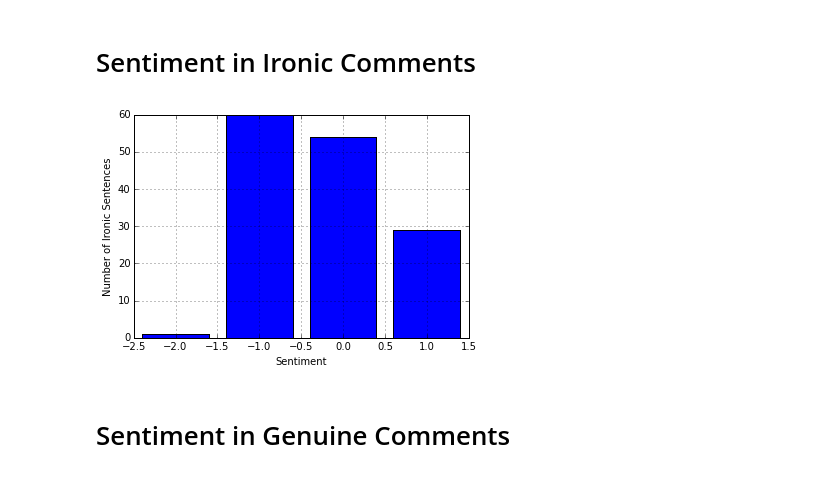
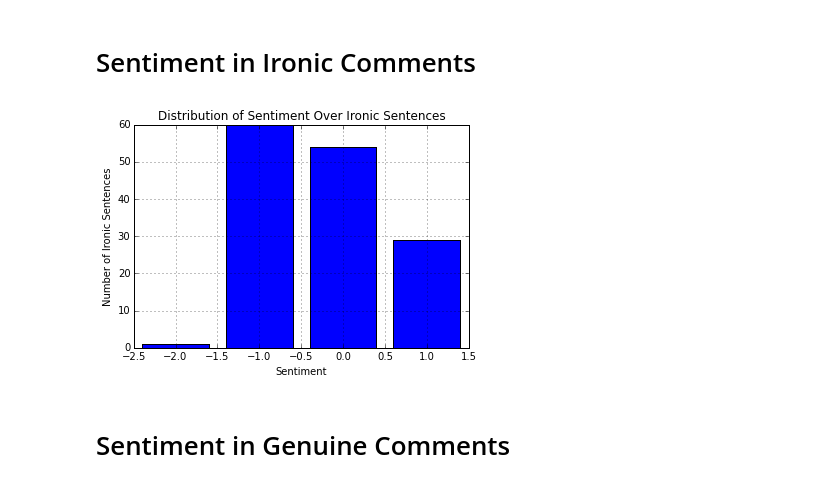
Before and after one commit to ebanner/irony-classifier, a Jupyter notebook: notebooks/plots/Sentiment.ipynb, the cells around one changed output. Drawn from its saved outputs; the diff is of its cells as text; code cells hidden in the pictures.

```diff
--- a/notebooks/plots/Sentiment.ipynb
+++ b/notebooks/plots/Sentiment.ipynb
@@ -33,18 +35,19 @@ for sentiment in plus_sentiments:
 # %%
 import matplotlib.pyplot as plt
 
 fig = plt.figure()
 axes = fig.add_subplot(111)
 
 axes.bar([-2, -1, 0, 1], counts, align='center')
 
 plt.xlabel('Sentiment')
 plt.ylabel('Number of Ironic Sentences')
+plt.title('Distribution of Sentiment Over Ironic Sentences')
 plt.grid(True)
 
 plt.show()
 # %% [output]
-[figure, old version]
+[figure, new version]
 # %% [markdown]
 # Sentiment in Genuine Comments
 # %%
```
Also changed, not shown: parts of 3 cells of this notebook, 2 other files.
